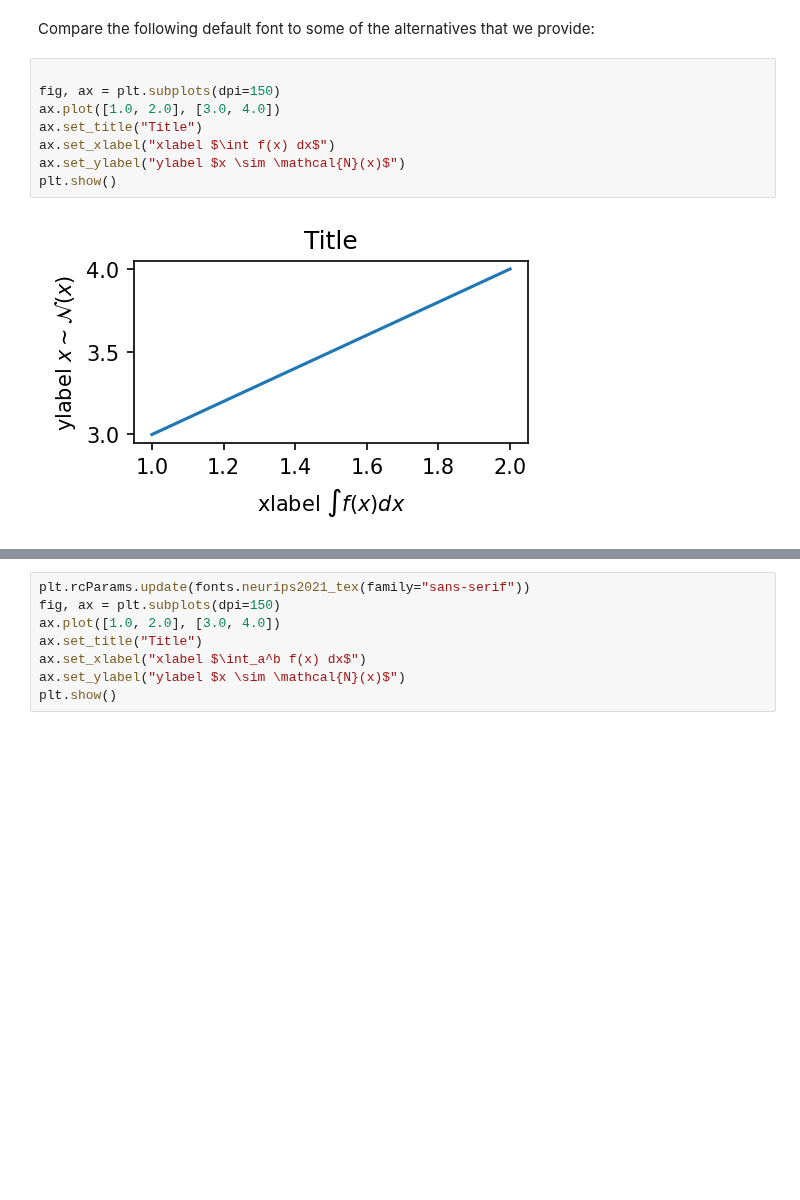
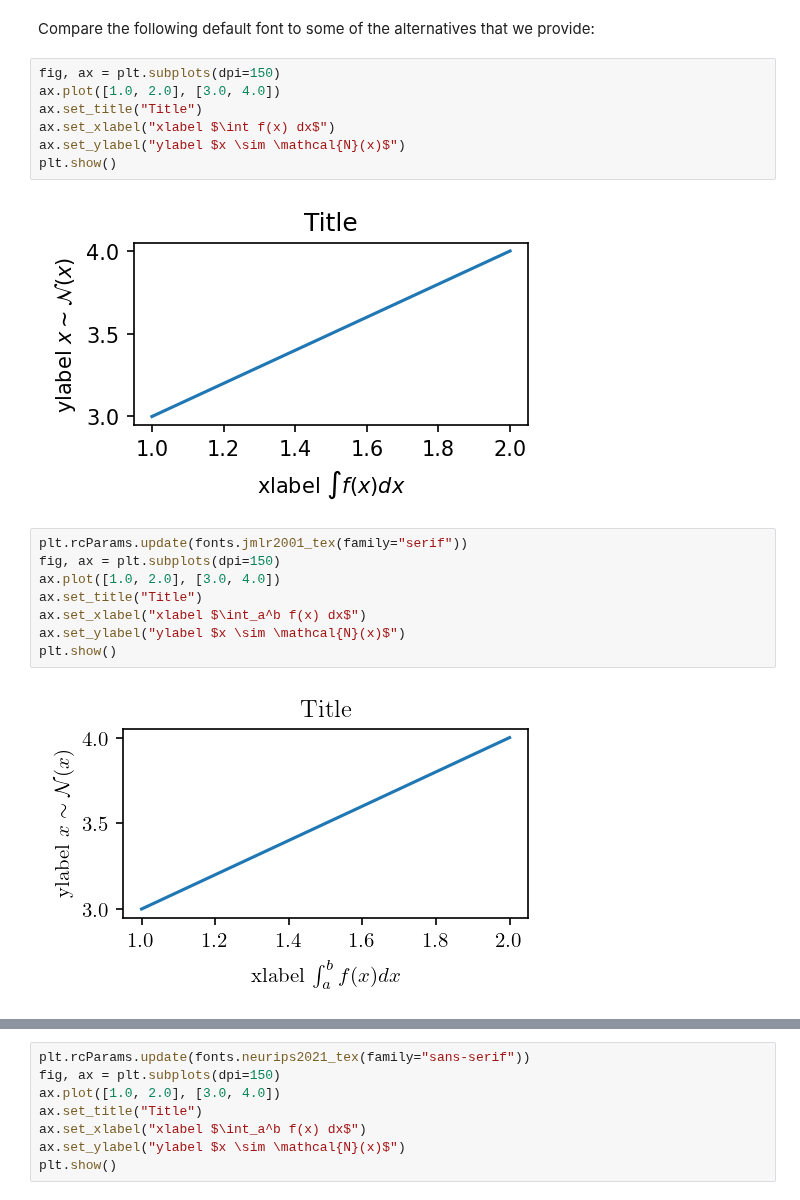
Before and after one commit to pnkraemer/tueplots, a Jupyter notebook: examples/fonts.ipynb, the cells around one changed output, grey strips where cells are left out. Drawn from its saved outputs; the diff is of its cells as text; blank space fills up the shorter version.

```diff
--- a/examples/fonts.ipynb
+++ b/examples/fonts.ipynb
@@ -20,7 +20,6 @@ fonts.neurips2021()
 # %% [markdown]
 Compare the following default font to some of the alternatives that we provide:
 # %%
-
 fig, ax = plt.subplots(dpi=150)
 ax.plot([1.0, 2.0], [3.0, 4.0])
 ax.set_title("Title")
@@ -29,3 +28,13 @@ ax.set_ylabel("ylabel $x \sim \mathcal{N}(x)$")
 plt.show()
 # %% [output]
 [figure]
+# %%
+plt.rcParams.update(fonts.jmlr2001_tex(family="serif"))
+fig, ax = plt.subplots(dpi=150)
+ax.plot([1.0, 2.0], [3.0, 4.0])
+ax.set_title("Title")
+ax.set_xlabel("xlabel $\int_a^b f(x) dx$")
+ax.set_ylabel("ylabel $x \sim \mathcal{N}(x)$")
+plt.show()
+# %% [output]
+[figure, added]
```
Also changed, not shown: parts of 6 cells of this notebook, 2 other files.
